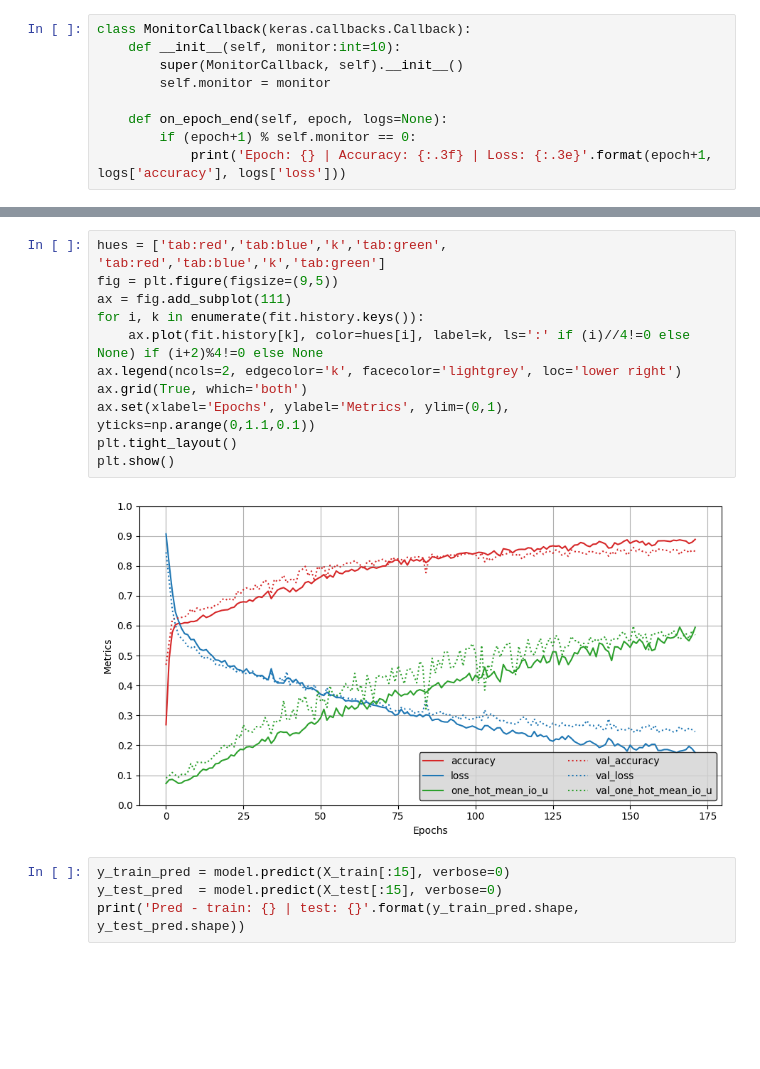
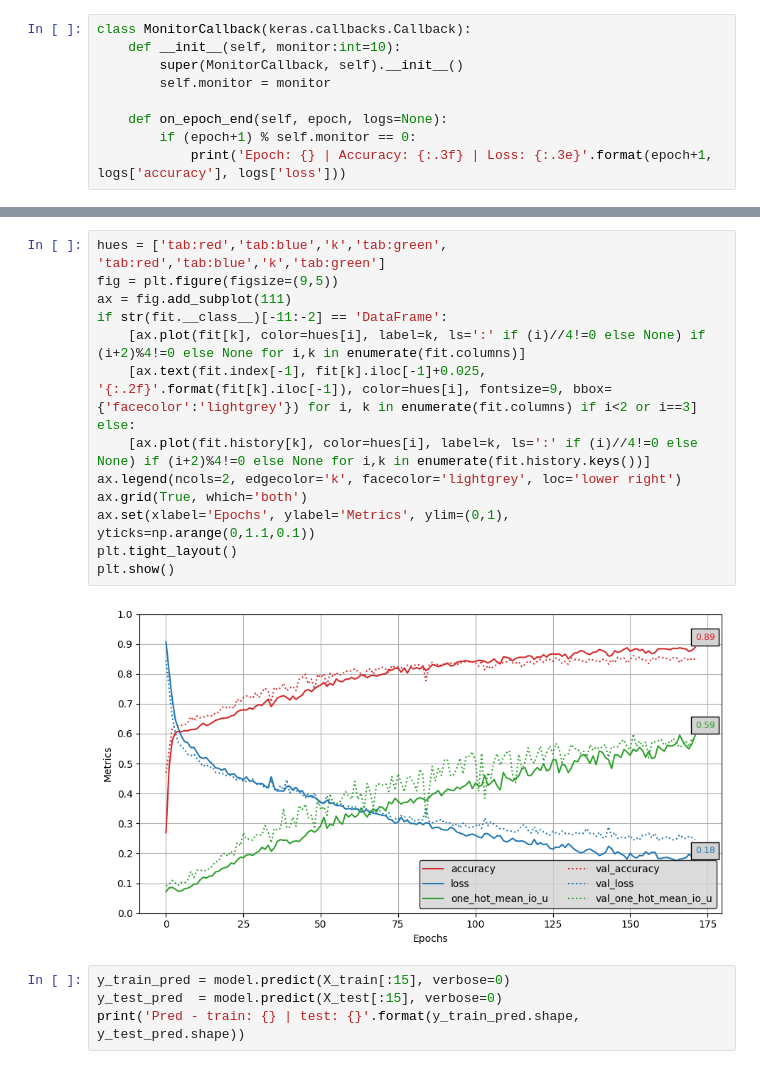
Before and after one commit to misaelmmorales/Drone-Rock-Classification, a Jupyter notebook: drone_rc_main_tf.ipynb, the cells around one changed output, grey strips where cells are left out. Saved outputs shown, nothing was run; the diff lists cells and outputs as text; blank space fills up the shorter version.

```diff
--- a/drone_rc_main_tf.ipynb
+++ b/drone_rc_main_tf.ipynb
@@ -333,16 +290,19 @@ Training time: 8.46 minutes
 # %%
 hues = ['tab:red','tab:blue','k','tab:green', 'tab:red','tab:blue','k','tab:green']
 fig = plt.figure(figsize=(9,5))
 ax = fig.add_subplot(111)
-for i, k in enumerate(fit.history.keys()):
-    ax.plot(fit.history[k], color=hues[i], label=k, ls=':' if (i)//4!=0 else None) if (i+2)%4!=0 else None
+if str(fit.__class__)[-11:-2] == 'DataFrame':
+    [ax.plot(fit[k], color=hues[i], label=k, ls=':' if (i)//4!=0 else None) if (i+2)%4!=0 else None for i,k in enumerate(fit.columns)]
+    [ax.text(fit.index[-1], fit[k].iloc[-1]+0.025, '{:.2f}'.format(fit[k].iloc[-1]), color=hues[i], fontsize=9, bbox={'facecolor':'lightgrey'}) for i, k in enumerate(fit.columns) if i<2 or i==3]
+else:
+    [ax.plot(fit.history[k], color=hues[i], label=k, ls=':' if (i)//4!=0 else None) if (i+2)%4!=0 else None for i,k in enumerate(fit.history.keys())]
 ax.legend(ncols=2, edgecolor='k', facecolor='lightgrey', loc='lower right')
 ax.grid(True, which='both')
 ax.set(xlabel='Epochs', ylabel='Metrics', ylim=(0,1), yticks=np.arange(0,1.1,0.1))
 plt.tight_layout()
 plt.show()
 # %% [output]
-[figure, old version]
+[figure, new version]
 # %%
 y_train_pred = model.predict(X_train[:15], verbose=0)
 y_test_pred  = model.predict(X_test[:15], verbose=0)
```
Also changed, not shown: parts of 5 cells of this notebook.
